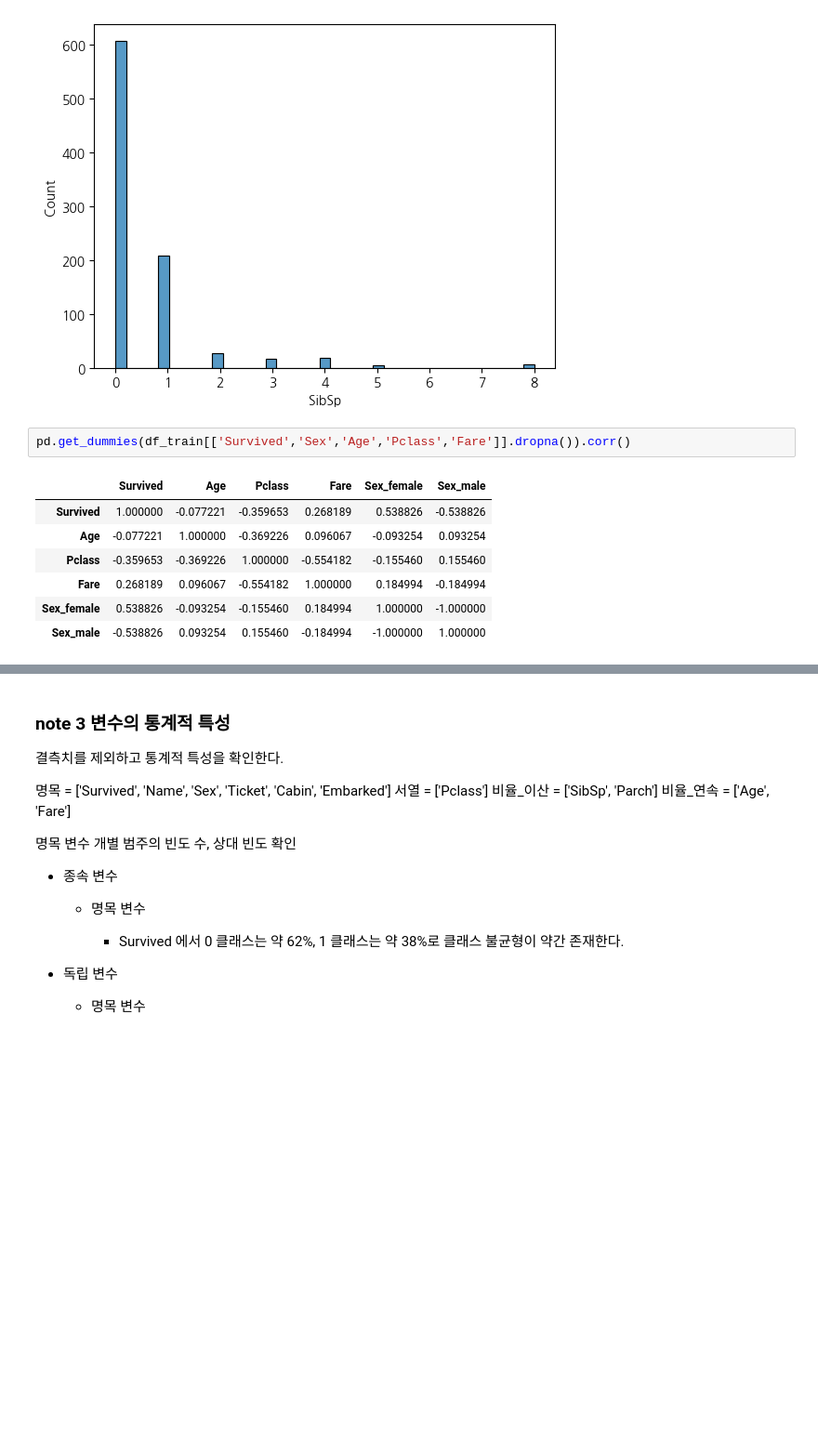
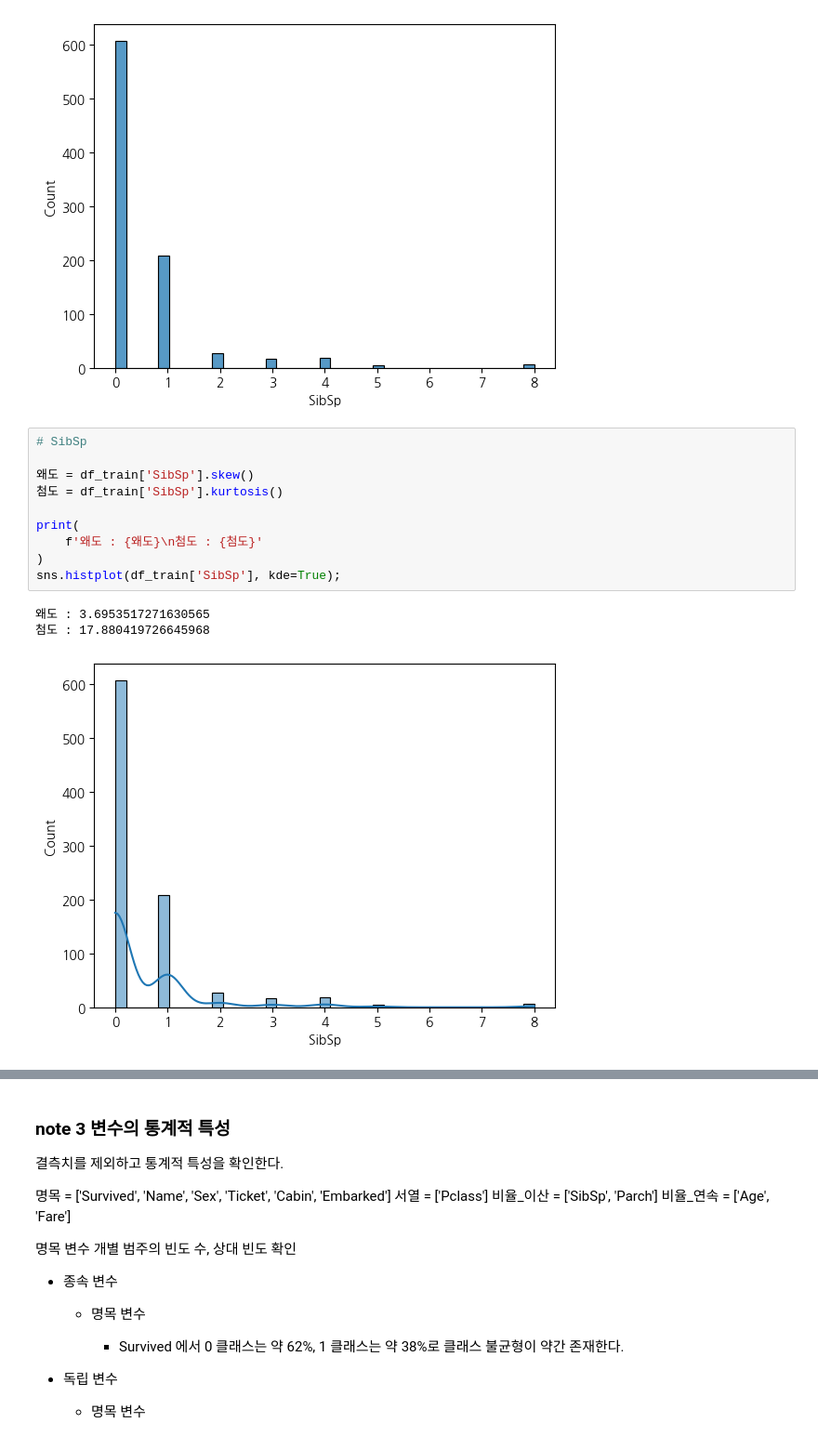
Before and after one commit to Song-Juntae/kaggle, a Jupyter notebook: getting_started/titanic/titanic.ipynb, the cells around one changed output, grey strips where cells are left out. Shown at 93% size. Cells and saved outputs as stored; diff of their text form; blank space fills up the shorter version.

```diff
--- a/getting_started/titanic/titanic.ipynb
+++ b/getting_started/titanic/titanic.ipynb
@@ -487,13 +487,17 @@ Name: count, dtype: float64
 불균형 정도 : 121.6
 소수클래스비율 : 0.005611672278338945
 [figure]
-# %%
-pd.get_dummies(df_train[['Survived','Sex','Age','Pclass','Fare']].dropna()).corr()
-# %% [output]
-|  | Survived | Age | Pclass | Fare | Sex_female | Sex_male |
-| Survived | 1.000000 | -0.077221 | -0.359653 | 0.268189 | 0.538826 | -0.538826 |
-| Age | -0.077221 | 1.000000 | -0.369226 | 0.096067 | -0.093254 | 0.093254 |
-| Pclass | -0.359653 | -0.369226 | 1.000000 | -0.554182 | -0.155460 | 0.155460 |
-| Fare | 0.268189 | 0.096067 | -0.554182 | 1.000000 | 0.184994 | -0.184994 |
-| Sex_female | 0.538826 | -0.093254 | -0.155460 | 0.184994 | 1.000000 | -1.000000 |
-| Sex_male | -0.538826 | 0.093254 | 0.155460 | -0.184994 | -1.000000 | 1.000000 |
+# %%
+# SibSp
+
+왜도 = df_train['SibSp'].skew()
+첨도 = df_train['SibSp'].kurtosis()
+
+print(
+    f'왜도 : {왜도}\n첨도 : {첨도}'
+)
+sns.histplot(df_train['SibSp'], kde=True);
+# %% [output]
+왜도 : 3.6953517271630565
+첨도 : 17.880419726645968
+[figure, added]
```
Also changed, not shown: parts of 3 cells of this notebook.
